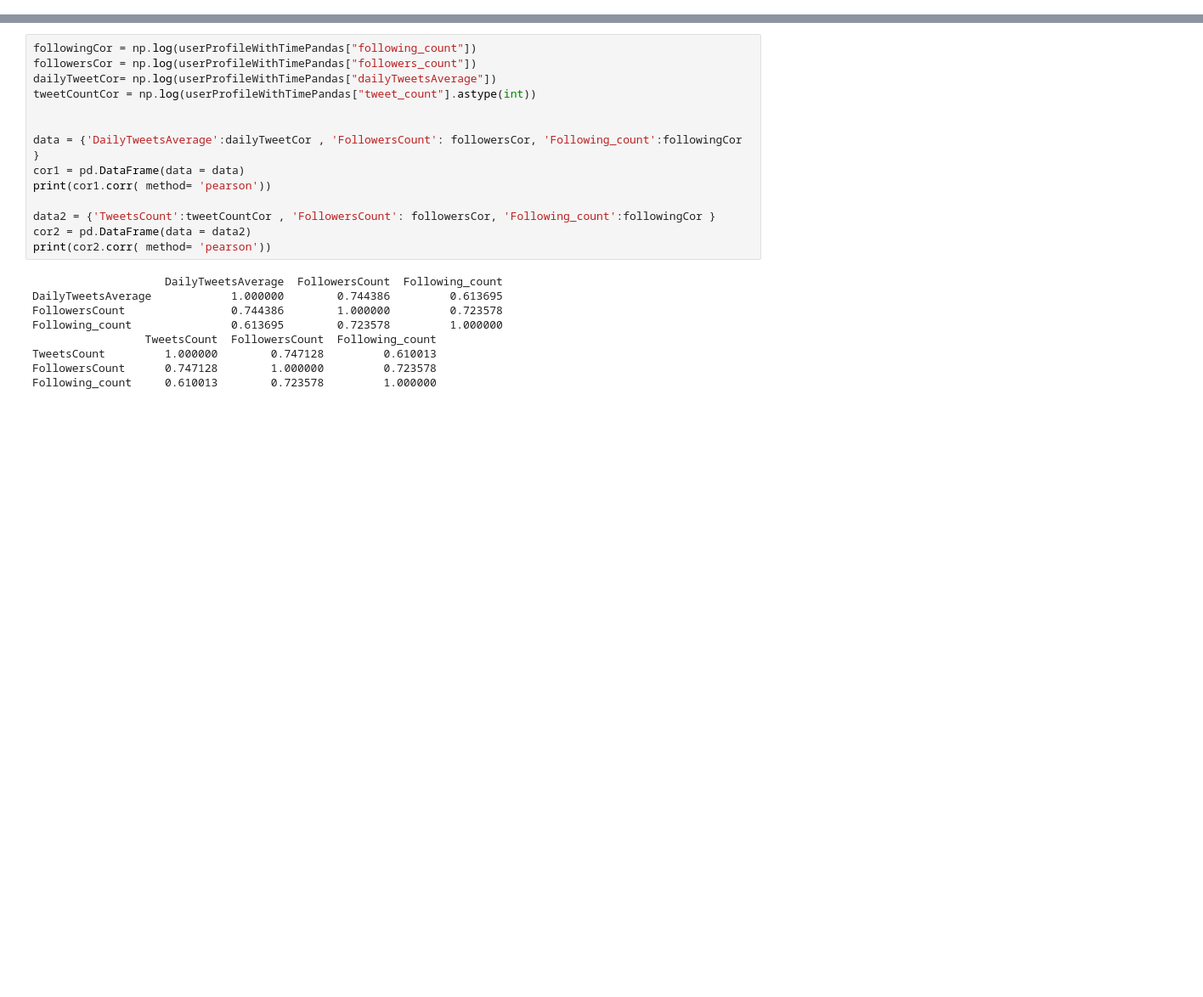
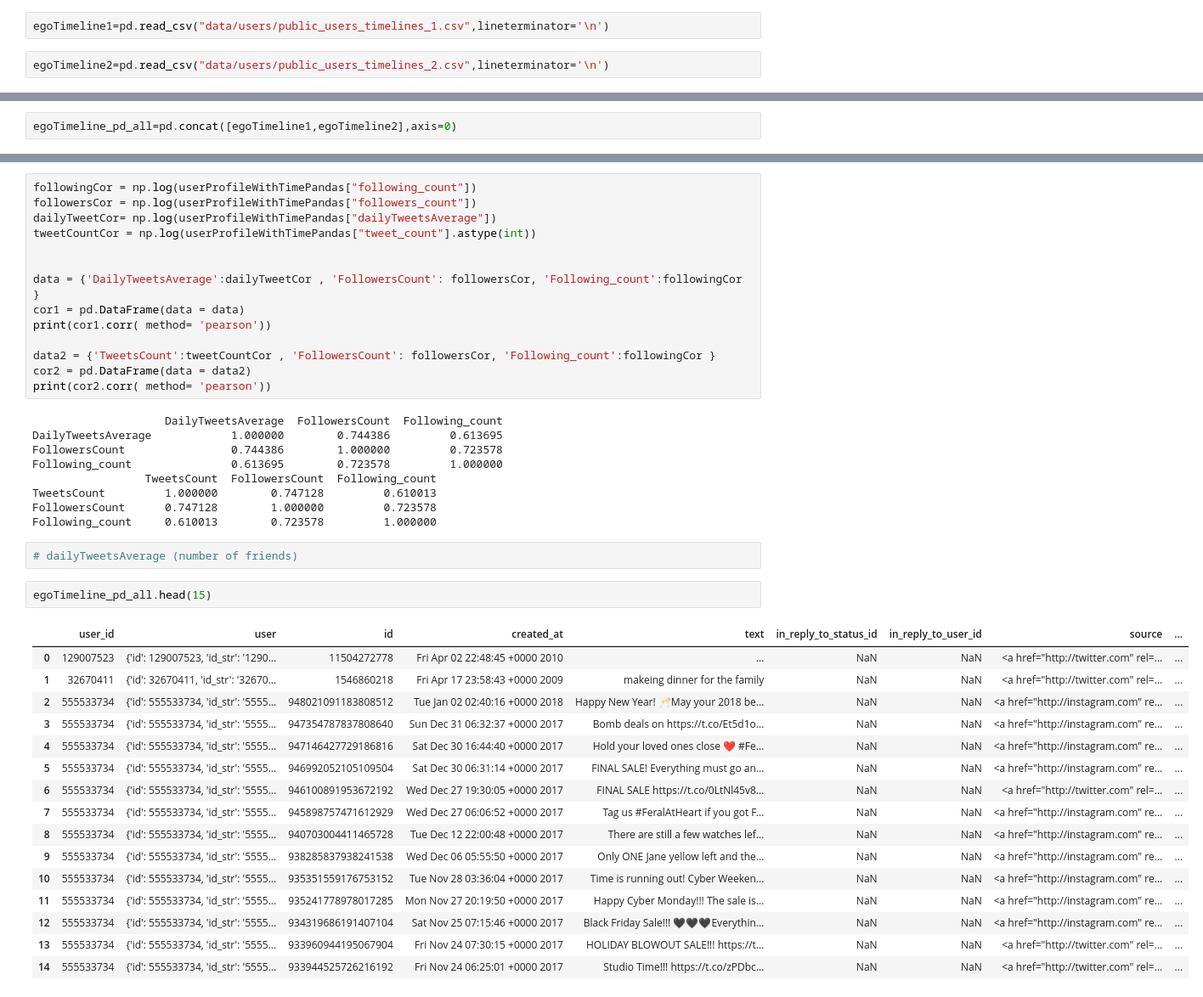
Before and after one commit to epfl-ada/ada-2020-project-milestone-p3-p3_datart, a Jupyter notebook: P4 - processing.ipynb, the cells around one changed output, grey strips where cells are left out. Shown at 85% size. Cells and saved outputs as stored; diff of their text form; blank space fills up the shorter version.

```diff
--- a/P4 - processing.ipynb
+++ b/P4 - processing.ipynb
@@ -63,3 +63,7 @@ egoTimeline.groupby("user_id").count().orderBy("count", ascending = False).show(
 |2601717884| 3622|
 +----------+-----+
 only showing top 20 rows
+# %%
+egoTimeline1=pd.read_csv("data/users/public_users_timelines_1.csv",lineterminator='\n')
+# %%
+egoTimeline2=pd.read_csv("data/users/public_users_timelines_2.csv",lineterminator='\n')
@@ -65,0 +74,2 @@ only showing top 20 rows
+# %%
+egoTimeline_pd_all=pd.concat([egoTimeline1,egoTimeline2],axis=0)
@@ -119,3 +144,24 @@ Following_count               0.613695        0.723578         1.000000
 TweetsCount         1.000000        0.747128         0.610013
 FollowersCount      0.747128        1.000000         0.723578
 Following_count     0.610013        0.723578         1.000000
+# %%
+# dailyTweetsAverage (number of friends)
+# %%
+egoTimeline_pd_all.head(15)
+# %% [output]
+|  | user_id | user | id | created_at | text | in_reply_to_status_id | in_reply_to_user_id | source | ... |
+| 0 | 129007523 | {'id': 129007523, 'id_str': '1290... | 11504272778 | Fri Apr 02 22:48:45 +0000 2010 | ... | NaN | NaN | <a href="http://twitter.com" rel=... | ... |
+| 1 | 32670411 | {'id': 32670411, 'id_str': '32670... | 1546860218 | Fri Apr 17 23:58:43 +0000 2009 | makeing dinner for the family | NaN | NaN | <a href="http://twitter.com" rel=... | ... |
+| 2 | 555533734 | {'id': 555533734, 'id_str': '5555... | 948021091183808512 | Tue Jan 02 02:40:16 +0000 2018 | Happy New Year! 🥂May your 2018 be... | NaN | NaN | <a href="http://instagram.com" re... | ... |
+| 3 | 555533734 | {'id': 555533734, 'id_str': '5555... | 947354787837808640 | Sun Dec 31 06:32:37 +0000 2017 | Bomb deals on https://t.co/Et5d1o... | NaN | NaN | <a href="http://instagram.com" re... | ... |
+| 4 | 555533734 | {'id': 555533734, 'id_str': '5555... | 947146427729186816 | Sat Dec 30 16:44:40 +0000 2017 | Hold your loved ones close ❤️ #Fe... | NaN | NaN | <a href="http://instagram.com" re... | ... |
+| 5 | 555533734 | {'id': 555533734, 'id_str': '5555... | 946992052105109504 | Sat Dec 30 06:31:14 +0000 2017 | FINAL SALE! Everything must go an... | NaN | NaN | <a href="http://instagram.com" re... | ... |
+| 6 | 555533734 | {'id': 555533734, 'id_str': '5555... | 946100891953672192 | Wed Dec 27 19:30:05 +0000 2017 | FINAL SALE https://t.co/0LtNl45v8... | NaN | NaN | <a href="http://twitter.com" rel=... | ... |
+| 7 | 555533734 | {'id': 555533734, 'id_str': '5555... | 945898757471612929 | Wed Dec 27 06:06:52 +0000 2017 | Tag us #FeralAtHeart if you got F... | NaN | NaN | <a href="http://instagram.com" re... | ... |
+| 8 | 555533734 | {'id': 555533734, 'id_str': '5555... | 940703004411465728 | Tue Dec 12 22:00:48 +0000 2017 | There are still a few watches lef... | NaN | NaN | <a href="http://instagram.com" re... | ... |
+| 9 | 555533734 | {'id': 555533734, 'id_str': '5555... | 938285837938241538 | Wed Dec 06 05:55:50 +0000 2017 | Only ONE Jane yellow left and the... | NaN | NaN | <a href="http://instagram.com" re... | ... |
+| 10 | 555533734 | {'id': 555533734, 'id_str': '5555... | 935351559176753152 | Tue Nov 28 03:36:04 +0000 2017 | Time is running out! Cyber Weeken... | NaN | NaN | <a href="http://instagram.com" re... | ... |
+| 11 | 555533734 | {'id': 555533734, 'id_str': '5555... | 935241778978017285 | Mon Nov 27 20:19:50 +0000 2017 | Happy Cyber Monday!!! The sale is... | NaN | NaN | <a href="http://instagram.com" re... | ... |
+| 12 | 555533734 | {'id': 555533734, 'id_str': '5555... | 934319686191407104 | Sat Nov 25 07:15:46 +0000 2017 | Black Friday Sale!!! 🖤🖤🖤Everythin... | NaN | NaN | <a href="http://instagram.com" re... | ... |
+| 13 | 555533734 | {'id': 555533734, 'id_str': '5555... | 933960944195067904 | Fri Nov 24 07:30:15 +0000 2017 | HOLIDAY BLOWOUT SALE!!! https://t... | NaN | NaN | <a href="http://twitter.com" rel=... | ... |
+| 14 | 555533734 | {'id': 555533734, 'id_str': '5555... | 933944525726216192 | Fri Nov 24 06:25:01 +0000 2017 | Studio Time!!! https://t.co/zPDbc... | NaN | NaN | <a href="http://twitter.com" rel=... | ... |
```
Also changed, not shown: parts of 26 cells of this notebook.
